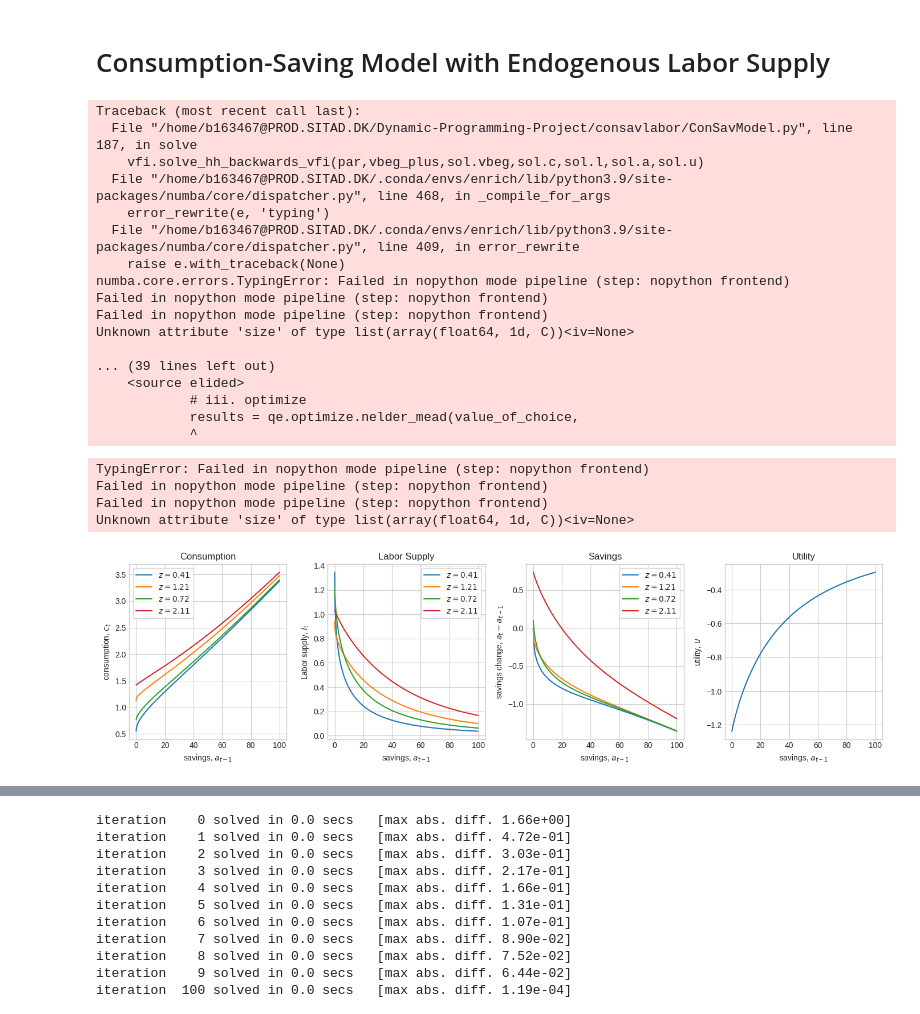
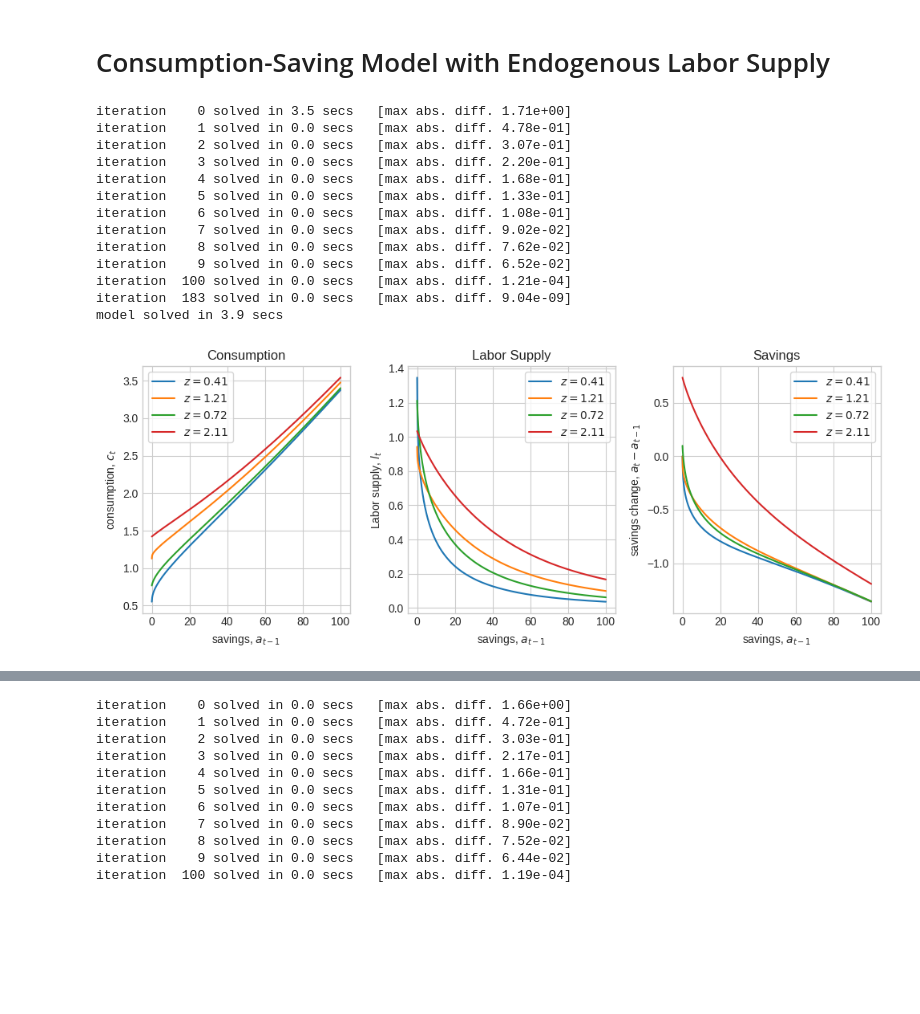
Before and after one commit to Bernseng/Dynamic-Programming-Project, a Jupyter notebook: consavlabor/ConSavModel.ipynb, the cells around one changed output, grey strips where cells are left out. Cells and saved outputs as stored; diff of their text form; code cells hidden in the pictures; blank space fills up the shorter version.

```diff
--- a/consavlabor/ConSavModel.ipynb
+++ b/consavlabor/ConSavModel.ipynb
@@ -58,42 +58,34 @@ $$\log z_{t+1} = \rho_z \log z_t + \psi_{t+1}, \quad \psi_{t+1} \sim \mathcal{N}
 # %%
 from ConSavModel import ConSavModelClass
 
-model = ConSavModelClass()
+model = ConSavModelClass(name='endogenous_labor_supply')
 
 par = model.par
 sol = model.sol
 sim = model.sim
 
-model.solve(do_print=True,algo='vfi')
+model.solve(do_print=True,algo='egm')
 # %% [output]
-Traceback (most recent call last):
-  File "/home/b163467@PROD.SITAD.DK/Dynamic-Programming-Project/consavlabor/ConSavModel.py", line 187, in solve
-    vfi.solve_hh_backwards_vfi(par,vbeg_plus,sol.vbeg,sol.c,sol.l,sol.a,sol.u)
-  File "/home/b163467@PROD.SITAD.DK/.conda/envs/enrich/lib/python3.9/site-packages/numba/core/dispatcher.py", line 468, in _compile_for_args
-    error_rewrite(e, 'typing')
-  File "/home/b163467@PROD.SITAD.DK/.conda/envs/enrich/lib/python3.9/site-packages/numba/core/dispatcher.py", line 409, in error_rewrite
-    raise e.with_traceback(None)
-numba.core.errors.TypingError: Failed in nopython mode pipeline (step: nopython frontend)
-Failed in nopython mode pipeline (step: nopython frontend)
-Failed in nopython mode pipeline (step: nopython frontend)
-Unknown attribute 'size' of type list(array(float64, 1d, C))<iv=None>
-
-... (39 lines left out)
-    <source elided>
-            # iii. optimize
-            results = qe.optimize.nelder_mead(value_of_choice,
-            ^
+iteration    0 solved in 3.5 secs   [max abs. diff. 1.71e+00]
+iteration    1 solved in 0.0 secs   [max abs. diff. 4.78e-01]
+iteration    2 solved in 0.0 secs   [max abs. diff. 3.07e-01]
+iteration    3 solved in 0.0 secs   [max abs. diff. 2.20e-01]
+iteration    4 solved in 0.0 secs   [max abs. diff. 1.68e-01]
+iteration    5 solved in 0.0 secs   [max abs. diff. 1.33e-01]
+iteration    6 solved in 0.0 secs   [max abs. diff. 1.08e-01]
+iteration    7 solved in 0.0 secs   [max abs. diff. 9.02e-02]
+iteration    8 solved in 0.0 secs   [max abs. diff. 7.62e-02]
+iteration    9 solved in 0.0 secs   [max abs. diff. 6.52e-02]
+iteration  100 solved in 0.0 secs   [max abs. diff. 1.21e-04]
+iteration  183 solved in 0.0 secs   [max abs. diff. 9.04e-09]
+model solved in 3.9 secs
-TypingError: Failed in nopython mode pipeline (step: nopython frontend)
-Failed in nopython mode pipeline (step: nopython frontend)
-Failed in nopython mode pipeline (step: nopython frontend)
-Unknown attribute 'size' of type list(array(float64, 1d, C))<iv=None>
 # %%
-fig = plt.figure(figsize=(14,4),dpi=100)
+fig = plt.figure(figsize=(10,4),dpi=100)
 
 I = par.a_grid < 500
 
-# a. consumption
-ax = fig.add_subplot(1,4,1)
+# Consumption
+ax = fig.add_subplot(1,3,1)
 ax.set_title(f'Consumption')
 
 for i_z, z in enumerate(par.z_grid):
@@ -105,45 +97,41 @@ ax.set_ylabel('consumption, $c_t$')
 ax.legend(frameon=True)
 
 # Labor Supply
-ax = fig.add_subplot(1,4,2)
+ax = fig.add_subplot(1,3,2)
 ax.set_title(f'Labor Supply')
 
 for i_z, z in enumerate(par.z_grid):
     if i_z % 3 == 0 or i_z == par.Nz-1:
         ax.plot(par.a_grid[I], sol.l[i_z, :][I],label=f'$z={z:.2f}$')
 
 ax.set_xlabel('savings, $a_{t-1}$')
 ax.set_ylabel('Labor supply, $l_t$')
 ax.legend(frameon=True)
 
-
-# Labor Supply
-ax = fig.add_subplot(1,4,3)
+# Savings
+ax = fig.add_subplot(1,3,3)
 ax.set_title(f'Savings')
 
 for i_z, z in enumerate(par.z_grid):
     if i_z % 3 == 0 or i_z == par.Nz-1:
         ax.plot(par.a_grid[I], sol.a[i_z, :][I]-par.a_grid[I],label=f'$z={z:.2f}$')
 
 ax.set_xlabel('savings, $a_{t-1}$')
 ax.set_ylabel('savings change, $a_t - a_{t-1}$')
 ax.legend(frameon=True)
 
-# Labor Supply
-ax = fig.add_subplot(1,4,4)
-ax.set_title(f'Utility')
+# Utility
+# ax = fig.add_subplot(1,3,3)
+# ax.set_title(f'Utility')
 
 # for i_z, z in enumerate(par.z_grid):
 #     if i_z % 3 == 0 or i_z == par.Nz-1:
-ax.plot(par.a_grid[I], sol.u[-1][I]
-        # ,label=f'$z={z:.2f}$'
-        )
+#         ax.plot(par.a_grid[I], sol.u[i_z,:][I],label=f'$z={z:.2f}$')
 
-ax.set_xlabel('savings, $a_{t-1}$')
-ax.set_ylabel('utility, $u$')
-# ax.legend(frameon=True)
+# ax.set_xlabel('savings, $a_{t-1}$')
+# ax.set_ylabel('utility, $u$')
 
 fig.tight_layout()
 plt.show()
 # %% [output]
-[figure, old version]
+[figure, new version]
```
Also changed, not shown: parts of 3 cells of this notebook, 3 other files.
